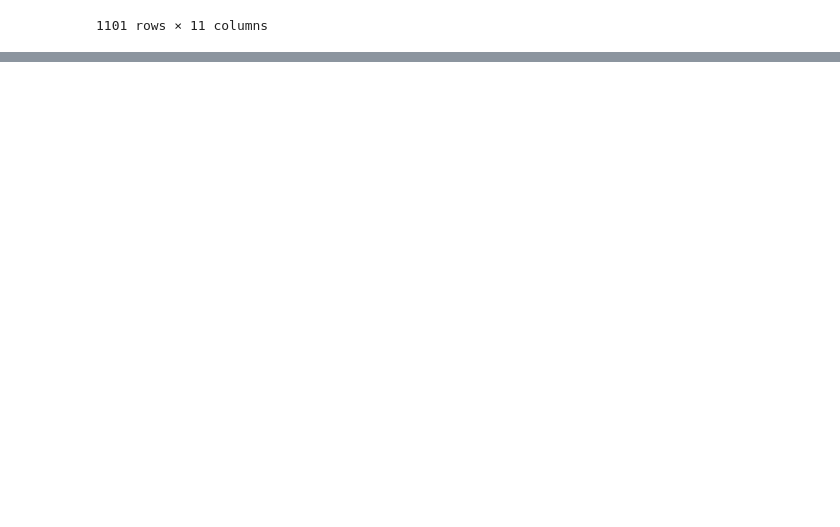
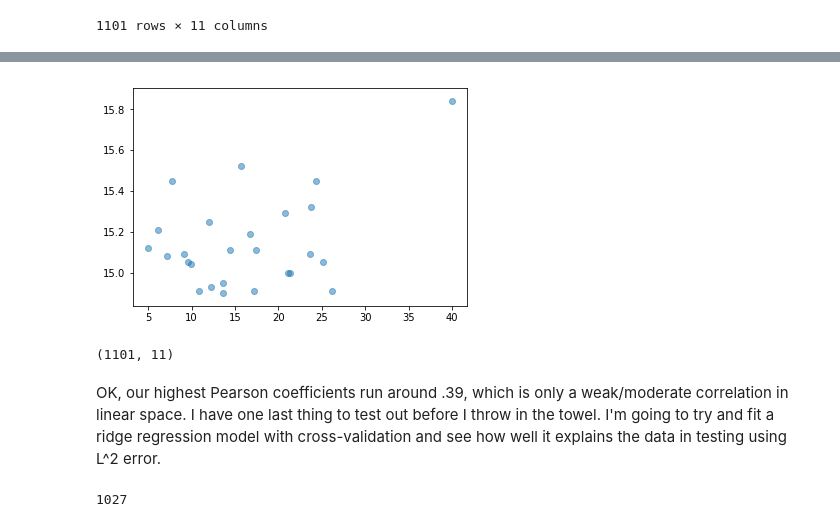
Before and after one commit to SpencerNorris/MedicareInpatientFacilities, a Jupyter notebook: Inpatient Facilities.ipynb, the cells around one changed output, grey strips where cells are left out. Saved outputs shown, nothing was run; the diff lists cells and outputs as text; code cells hidden in the pictures; blank space fills up the shorter version.

```diff
--- a/Inpatient Facilities.ipynb
+++ b/Inpatient Facilities.ipynb
@@ -387,0 +415,4 @@ assert(len(facility_conditions['CMS Certification Number (CCN)']) == len(facilit
+# %%
+#Select top 100 facilities by readmission rate, plot
+facility_conditions.sort_values('I_007_01_RSRR', inplace=True)
+facility_conditions[-100:].corr()
@@ -387,0 +431,23 @@ assert(len(facility_conditions['CMS Certification Number (CCN)']) == len(facilit
+# %%
+plt.scatter(
+    facility_conditions[-100:]['Hip or knee replacement, amputation or other bone or joint condition'] * 100,
+    facility_conditions[-100:]['I_007_01_RSRR'],
+    alpha=.5
+)
+plt.show()
+# %% [output]
+[figure, added]
+# %%
+facility_conditions.shape
+# %% [output]
+(1101, 11)
+# %% [markdown]
+OK, our highest Pearson coefficients run around .39, which is only a weak/moderate correlation in linear space. I have one last thing to test out before I throw in the towel. I'm going to try and fit a ridge regression model with cross-validation and see how well it explains the data in testing using L^2 error.
+# %%
+#Remove all rows in facility_conditions that has NaN for readmission rate
+facility_conditions_clean = facility_conditions.loc[
+    ~(facility_conditions['I_007_01_RSRR'].isnull())
+]
+len(facility_conditions_clean)
+# %% [output]
+1027
```
Also changed, not shown: parts of 11 cells of this notebook.
